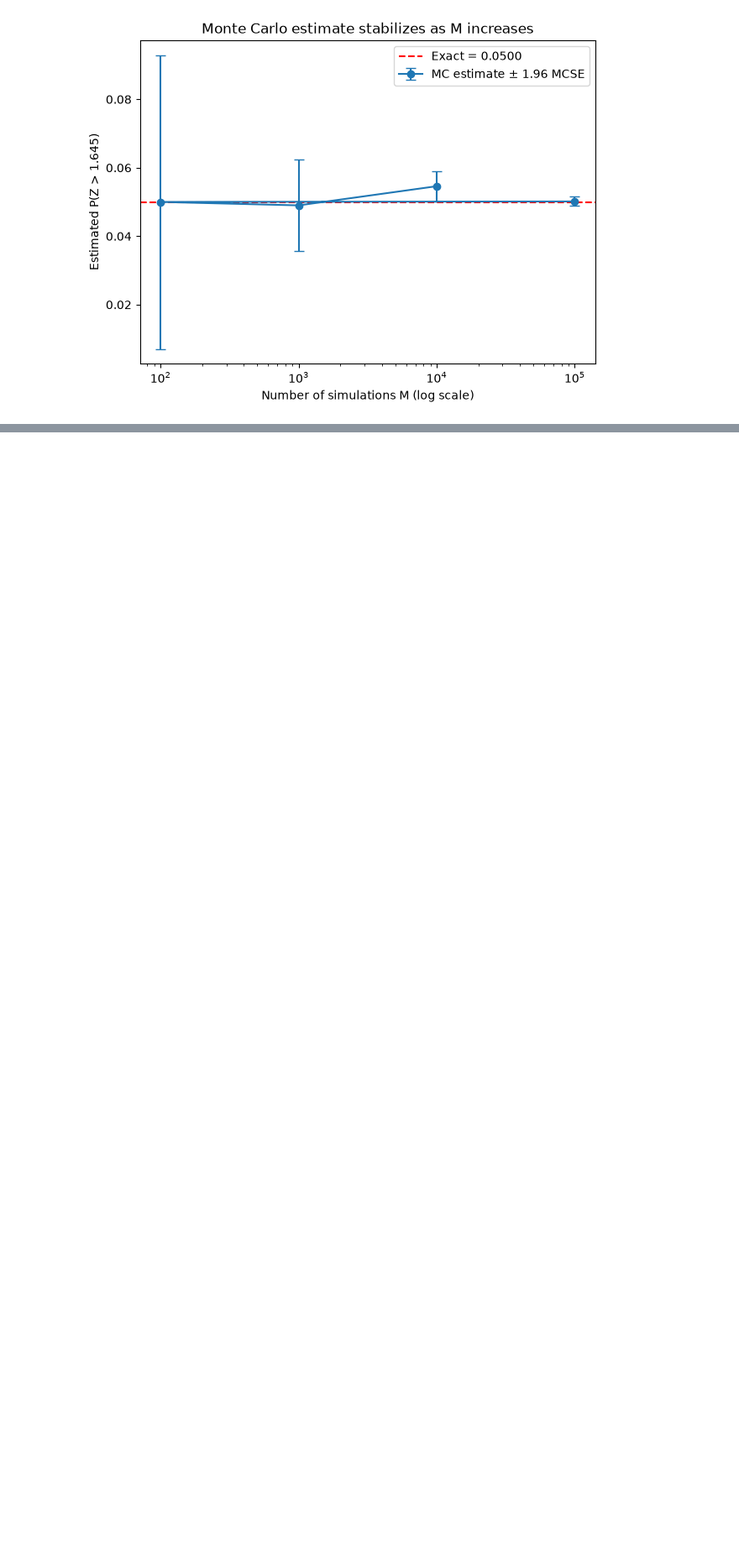
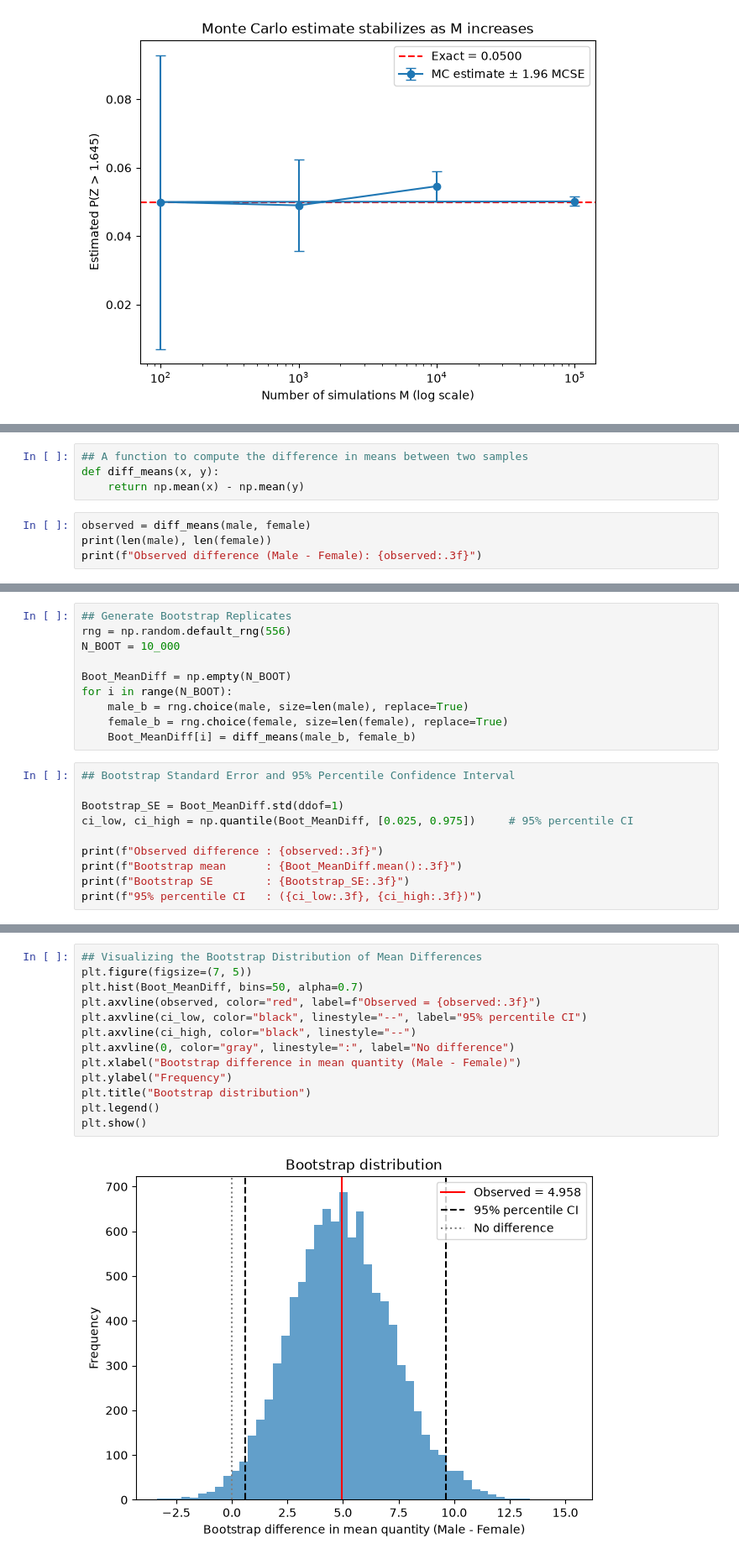
Before and after one commit to saa824/STAT556-Homework-4, a Jupyter notebook: notebooks/Homework4_Book.ipynb, the cells around one changed output, grey strips where cells are left out. Shown at 84% size. Drawn from its saved outputs; the diff is of its cells as text; blank space fills up the shorter version.

```diff
--- a/notebooks/Homework4_Book.ipynb
+++ b/notebooks/Homework4_Book.ipynb
@@ -136,0 +187,8 @@ Therefore, reducing the Monte Carlo standard error by a factor of 10 requires ap
+# %%
+## A function to compute the difference in means between two samples
+def diff_means(x, y):
+    return np.mean(x) - np.mean(y)
+# %%
+observed = diff_means(male, female)
+print(len(male), len(female))
+print(f"Observed difference (Male - Female): {observed:.3f}")
@@ -136,0 +198,20 @@ Therefore, reducing the Monte Carlo standard error by a factor of 10 requires ap
+# %%
+## Generate Bootstrap Replicates
+rng = np.random.default_rng(556)
+N_BOOT = 10_000
+
+Boot_MeanDiff = np.empty(N_BOOT)
+for i in range(N_BOOT):
+    male_b = rng.choice(male, size=len(male), replace=True)
+    female_b = rng.choice(female, size=len(female), replace=True)
+    Boot_MeanDiff[i] = diff_means(male_b, female_b)
+# %%
+## Bootstrap Standard Error and 95% Percentile Confidence Interval
+
+Bootstrap_SE = Boot_MeanDiff.std(ddof=1)
+ci_low, ci_high = np.quantile(Boot_MeanDiff, [0.025, 0.975])     # 95% percentile CI
+
+print(f"Observed difference : {observed:.3f}")
+print(f"Bootstrap mean      : {Boot_MeanDiff.mean():.3f}")
+print(f"Bootstrap SE        : {Bootstrap_SE:.3f}")
+print(f"95% percentile CI   : ({ci_low:.3f}, {ci_high:.3f})")
@@ -136,0 +223,15 @@ Therefore, reducing the Monte Carlo standard error by a factor of 10 requires ap
+# %%
+## Visualizing the Bootstrap Distribution of Mean Differences
+plt.figure(figsize=(7, 5))
+plt.hist(Boot_MeanDiff, bins=50, alpha=0.7)
+plt.axvline(observed, color="red", label=f"Observed = {observed:.3f}")
+plt.axvline(ci_low, color="black", linestyle="--", label="95% percentile CI")
+plt.axvline(ci_high, color="black", linestyle="--")
+plt.axvline(0, color="gray", linestyle=":", label="No difference")
+plt.xlabel("Bootstrap difference in mean quantity (Male - Female)")
+plt.ylabel("Frequency")
+plt.title("Bootstrap distribution")
+plt.legend()
+plt.show()
+# %% [output]
+[figure, added]
```
Also changed, not shown: parts of 18 cells of this notebook.
